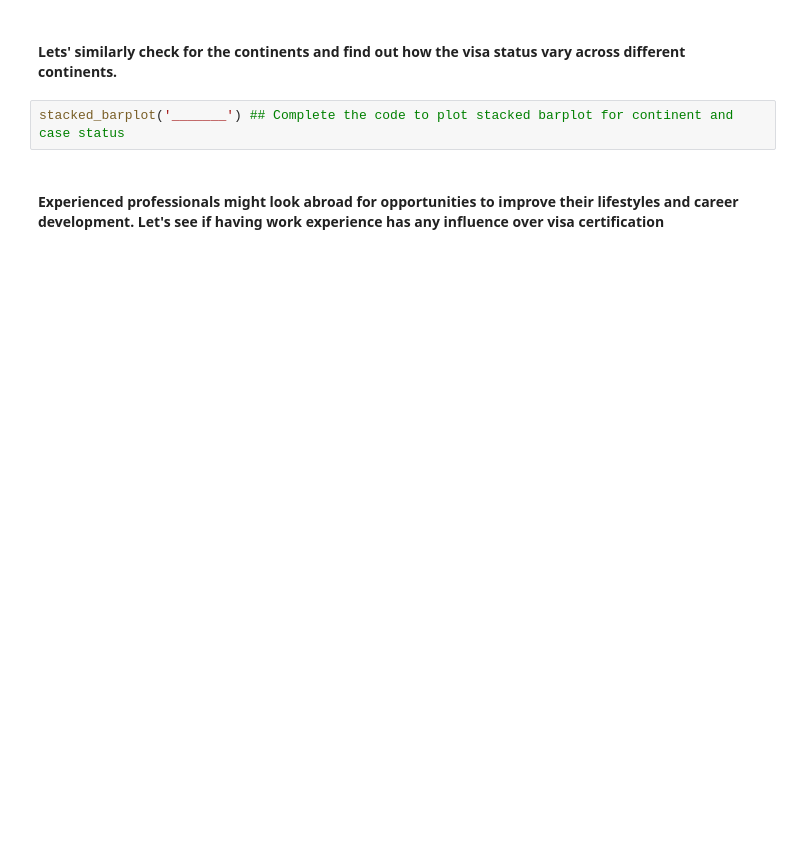
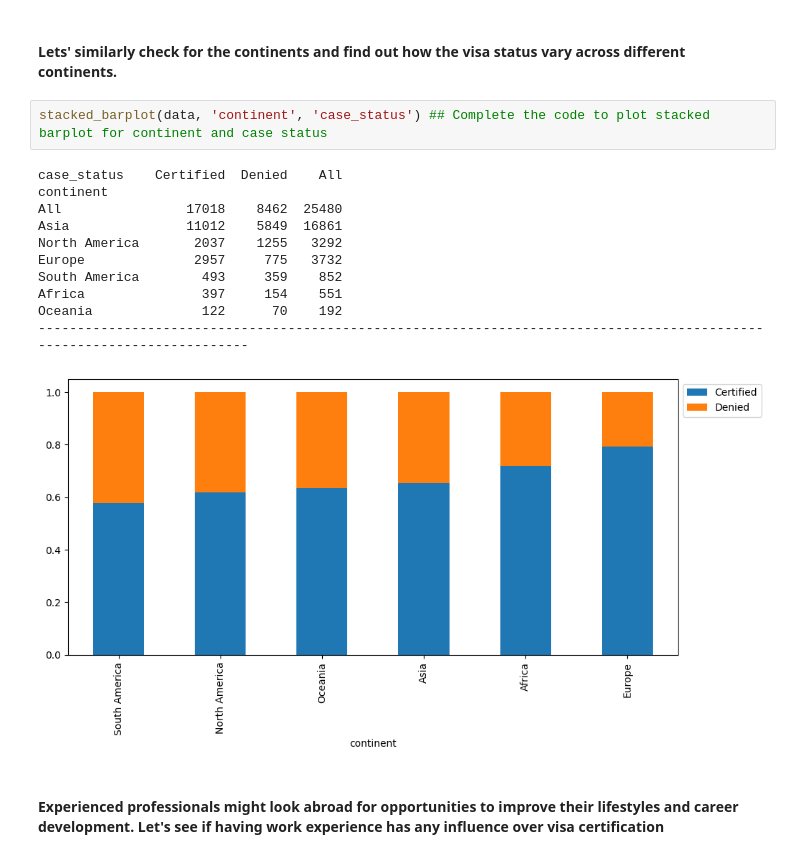
Before and after one commit to erika024/data-science, a Jupyter notebook: DSBA_Project_EasyVisa_LowCode.ipynb, the cells around one changed output. Saved outputs shown, nothing was run; the diff lists cells and outputs as text; blank space fills up the shorter version.

```diff
--- a/DSBA_Project_EasyVisa_LowCode.ipynb
+++ b/DSBA_Project_EasyVisa_LowCode.ipynb
@@ -538,7 +563,19 @@ stacked_barplot('_______') ## Complete the code to plot stacked barplot for regi
 # %% [markdown]
 #### Lets' similarly check for the continents and find out how the visa status vary across different continents.
 # %%
-stacked_barplot('_______') ## Complete the code to plot stacked barplot for continent and case status
+stacked_barplot(data, 'continent', 'case_status') ## Complete the code to plot stacked barplot for continent and case status
+# %% [output]
+case_status    Certified  Denied    All
+continent
+All                17018    8462  25480
+Asia               11012    5849  16861
+North America       2037    1255   3292
+Europe              2957     775   3732
+South America        493     359    852
+Africa               397     154    551
+Oceania              122      70    192
+------------------------------------------------------------------------------------------------------------------------
+[figure, added]
 # %% [markdown]
 #### Experienced professionals might look abroad for opportunities to improve their lifestyles and career development. Let's see if having work experience has any influence over visa certification
 # %%
```
Also changed, not shown: parts of 6 cells of this notebook.
